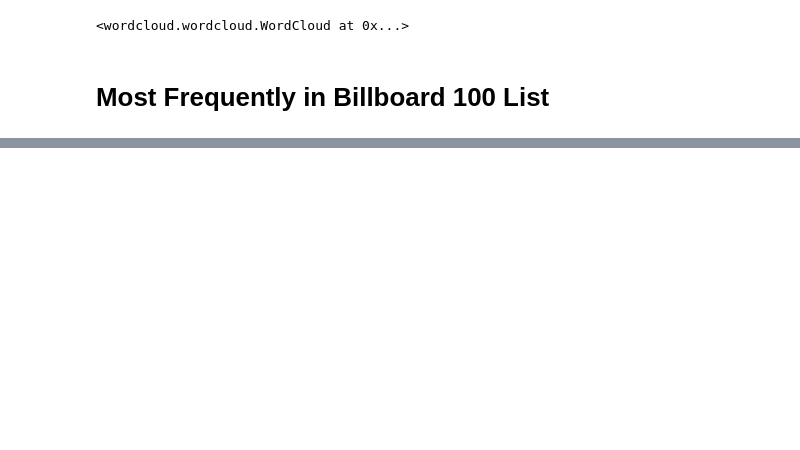
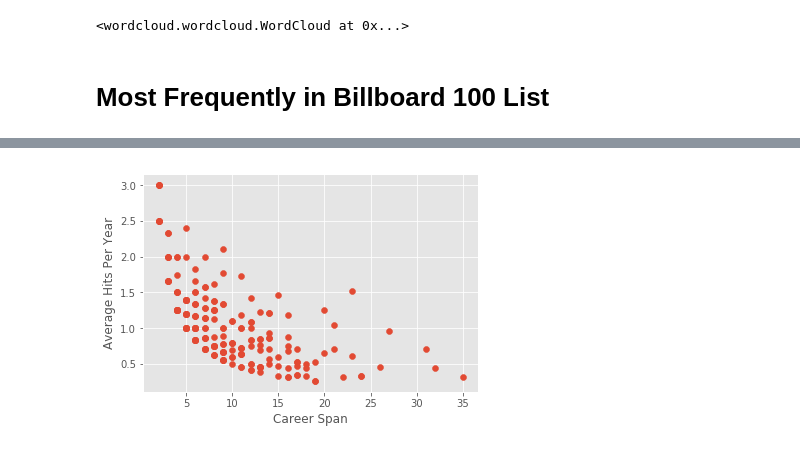
Before and after one commit to manulohiya/lyrics-billboard, a Jupyter notebook: notebooks/lyrics.ipynb, the cells around one changed output, grey strips where cells are left out. Saved outputs shown, nothing was run; the diff lists cells and outputs as text; code cells hidden in the pictures; blank space fills up the shorter version.

```diff
--- a/notebooks/lyrics.ipynb
+++ b/notebooks/lyrics.ipynb
@@ -79,0 +82,6 @@ fig.savefig(path.join('..', 'assets', 'most_artists.png'))
+# %%
+
+grouped_df = df.groupby( [ "Artist"] ).size().reset_index(name = "Song_Count")
+grouped_df['First_Year'] = 0
+grouped_df['Last_Year'] = 0
+grouped_df
@@ -79,0 +107,9 @@ fig.savefig(path.join('..', 'assets', 'most_artists.png'))
+# %%
+for i in range(0, len(grouped_df)):
+    name = grouped_df.Artist[i]
+    rows = df[(df.Artist == name)]
+    grouped_df['First_Year'][i] = rows.Year.min()
+    grouped_df['Last_Year'][i] = rows.Year.max()
+#     first = rows.Year.min()
+#     last = rows.Year.max()
+# print first, last
@@ -79,0 +125,3 @@ fig.savefig(path.join('..', 'assets', 'most_artists.png'))
+# %%
+grouped_df['Career_Span'] = grouped_df['Last_Year'] - grouped_df['First_Year']+1
+grouped_df
@@ -79,0 +147,4 @@ fig.savefig(path.join('..', 'assets', 'most_artists.png'))
+# %%
+grouped_df['Avg_Songs_Per_Year'] = grouped_df['Song_Count']/grouped_df['Career_Span']
+grouped_df_min5 = grouped_df[(grouped_df.Song_Count > 4)]
+grouped_df_min5.head()
@@ -79,0 +158,15 @@ fig.savefig(path.join('..', 'assets', 'most_artists.png'))
+# %%
+y = grouped_df_min5.Avg_Songs_Per_Year
+x = grouped_df_min5.Career_Span
+# plt.scatter(x, y, s=area, c=colors, alpha=0.5)
+
+
+fig = plt.figure()
+ax = fig.add_subplot(111)
+ax.set_xlabel('Career Span')
+ax.set_ylabel('Average Hits Per Year')
+
+plt.scatter(x,y)
+plt.show()
+# %% [output]
+[figure, added]
```
Also changed, not shown: parts of 11 cells of this notebook, 4 other files.
